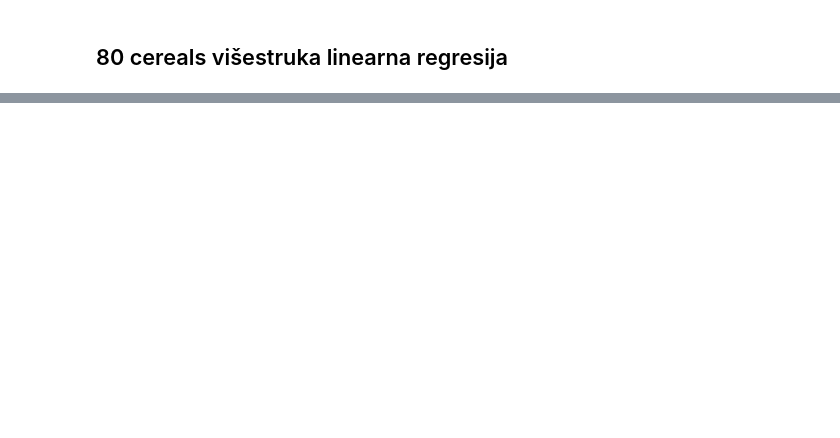
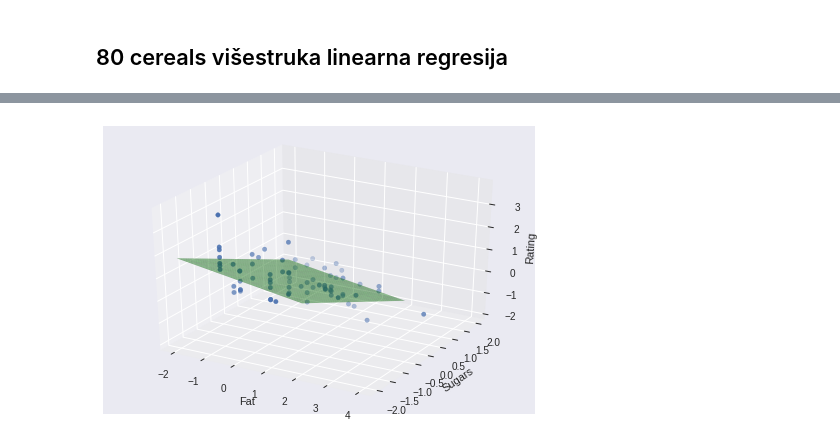
Before and after one commit to rand0musername/raf-ml, a Jupyter notebook: 02 Linearna regresija/02A_Linearna_regresija.ipynb, the cells around one changed output, grey strips where cells are left out. Cells and saved outputs as stored; diff of their text form; code cells hidden in the pictures; blank space fills up the shorter version.

```diff
--- a/02 Linearna regresija/02A_Linearna_regresija.ipynb
+++ b/02 Linearna regresija/02A_Linearna_regresija.ipynb
@@ -168,0 +245,88 @@ with tf.Session() as sess:
+# %%
+%matplotlib inline
+import tensorflow as tf
+import matplotlib.pyplot as plt
+import numpy as np
+from mpl_toolkits.mplot3d import Axes3D
+
+tf.reset_default_graph()
+
+# Korak 1: Učitavanje i obrada podataka.
+filename = 'cereal.csv'
+all_data = np.loadtxt(filename, delimiter=',', skiprows=1, usecols=(5, 9, 15))
+data = dict()
+data['x'] = all_data[:, :2]
+data['y'] = all_data[:, 2]
+nb_features = 2
+
+print(len(data['x']), len(data['y']))
+print(data['x'][:5])
+print(data['y'][:5])
+
+# Nasumično mešanje.
+nb_samples = data['x'].shape[0]
+indices = np.random.permutation(nb_samples)
+data['x'] = data['x'][indices]
+data['y'] = data['y'][indices]
+
+# Normalizacija (obratiti pažnju na axis=0).
+data['x'] = (data['x'] - np.mean(data['x'], axis=0)) / np.std(data['x'], axis=0)
+data['y'] = (data['y'] - np.mean(data['y'])) / np.std(data['y'])
+
+# Iscrtavanje.
+ax = Axes3D(plt.figure())
+ax.scatter(data['x'][:,0], data['x'][:,1], data['y'])
+ax.set_xlabel('Fat')
+ax.set_ylabel('Sugars')
+ax.set_zlabel('Rating')
+
+# Korak 2: Model.
+# Primetiti 'None' u atributu shape placeholdera i -1 u 'tf.reshape'.
+X = tf.placeholder(shape=(None, nb_features), dtype=tf.float32)
+Y = tf.placeholder(shape=(None), dtype=tf.float32)
+w = tf.Variable(tf.zeros(nb_features))
+bias = tf.Variable(0.0)
+
+w_col = tf.reshape(w, (nb_features, 1))
+hyp = tf.add(tf.matmul(X, w_col), bias)
+
+# Korak 3: Funkcija troška i optimizacija.
+Y_col = tf.reshape(Y, (-1, 1))
+loss = tf.reduce_mean(tf.square(hyp - Y_col))
+opt_op = tf.train.GradientDescentOptimizer(learning_rate=0.001).minimize(loss)
+
+# Korak 4: Trening.
+with tf.Session() as sess:
+  sess.run(tf.global_variables_initializer())
+
+  # Izvršavamo 50 epoha treninga.
+  nb_epochs = 50
+  for epoch in range(nb_epochs):
+
+    # Stochastic Gradient Descent.
+    epoch_loss = 0
+    for sample in range(nb_samples):
+      feed = {X: data['x'][sample].reshape((1, nb_features)),
+              Y: data['y'][sample]}
+      _, curr_loss = sess.run([opt_op, loss], feed_dict=feed)
+      epoch_loss += curr_loss
+
+    # U svakoj petoj epohi ispisujemo prosečan loss.
+    epoch_loss /= nb_samples
+    if (epoch + 1) % 5 == 0:
+      print('Epoch: {}/{}| Avg loss: {:.5f}'.format(epoch+1, nb_epochs,
+                                              epoch_loss))
+
+  # Ispisujemo i plotujemo finalnu vrednost parametara.
+  w_val = sess.run(w)
+  bias_val = sess.run(bias)
+  print('w = ', w_val, 'bias = ', bias_val)
+  x1s, x2s = np.meshgrid(np.linspace(-2.0, 2.0, 100),
+                         np.linspace(-2.0, 2.0, 100))
+  ys = x1s * w_val[0] + x2s * w_val[1] + bias_val
+  ax.plot_surface(x1s, x2s, ys, color='g', alpha=0.5)
+
+  # Ispisujemo finalni MSE.
+  final_loss = sess.run(loss, feed_dict={X: data['x'], Y: data['y']})
+  print('Finalni loss: {:.5f}'.format(final_loss))
+# %% [output]
@@ -169,3 +352,4 @@ with tf.Session() as sess:
+[figure, added]
 # %% [markdown]
 # Polinomijalna regresija
 
```
Also changed, not shown: parts of 9 cells of this notebook, 2 other files.
